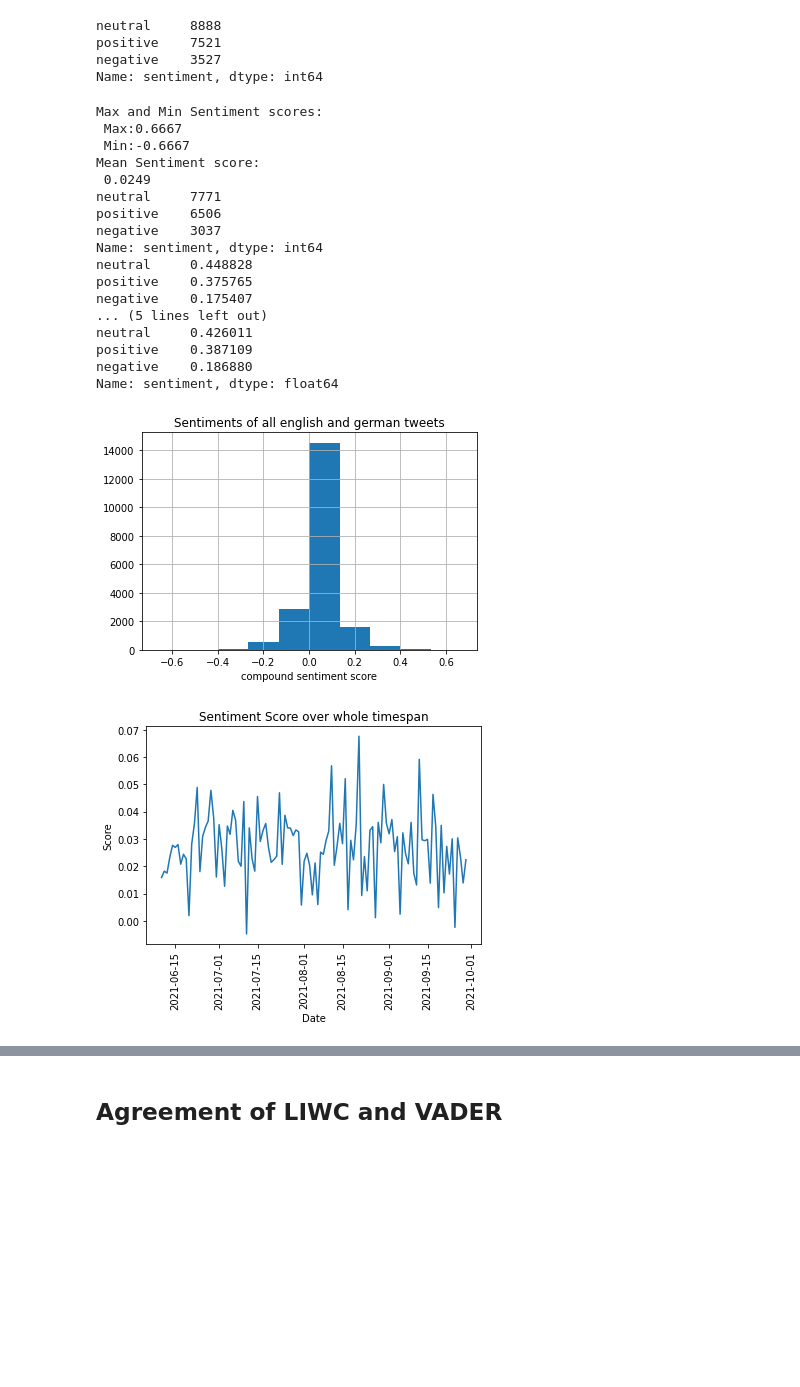
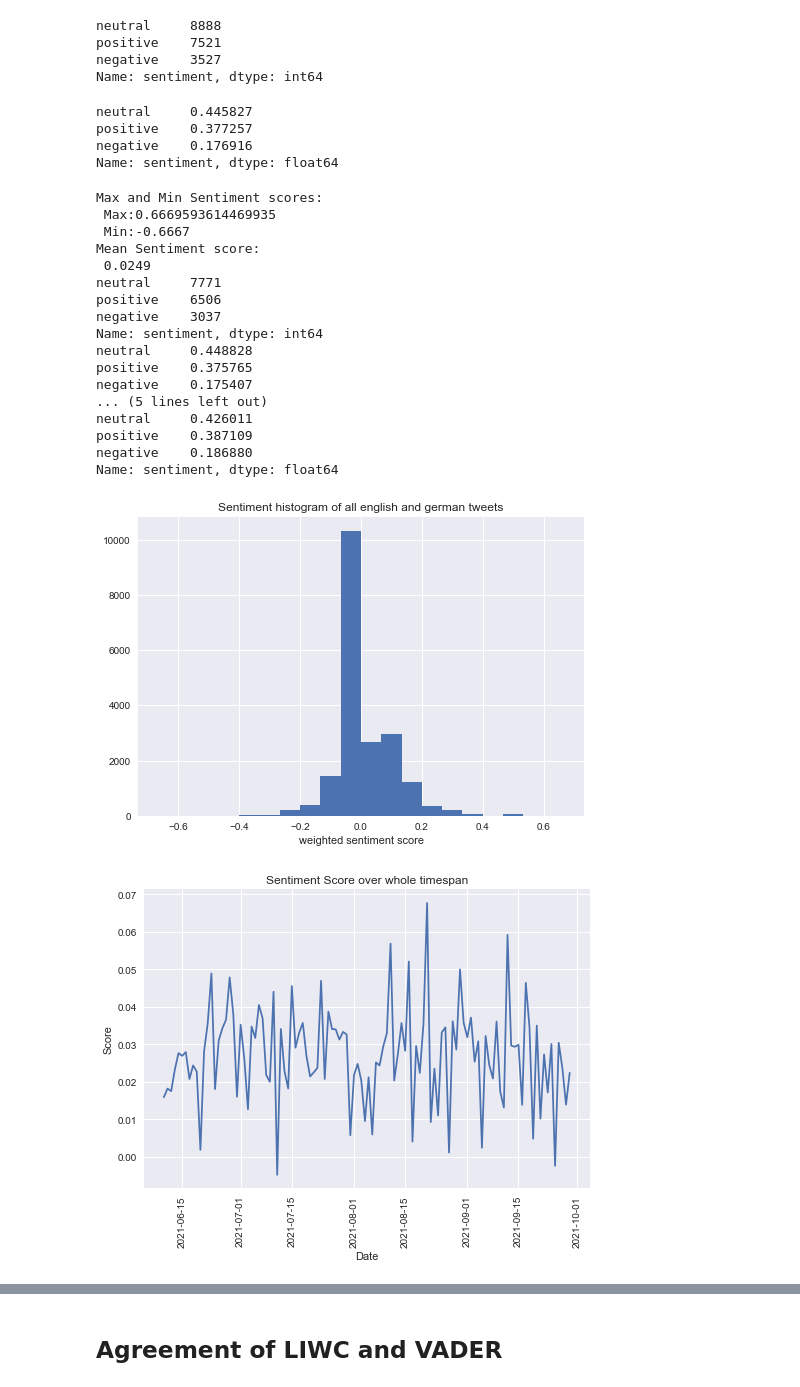
Before and after one commit to ahmadouw/IchBinHanna-Analysis, a Jupyter notebook: Sentiment_analysis_LIWC.ipynb, the cells around one changed output, grey strips where cells are left out. Saved outputs shown, nothing was run; the diff lists cells and outputs as text; code cells hidden in the pictures; blank space fills up the shorter version.

Commit message:
add sentiment-event graphs

```diff
--- a/Sentiment_analysis_LIWC.ipynb
+++ b/Sentiment_analysis_LIWC.ipynb
@@ -132,5 +152,8 @@ df_sentiment['Sentiment Score'] = df_sentiment['Posemo'] - df_sentiment['Negemo'
+# %%
+#sentiment score is weighted by adding normalized retweet/follower ratio * initial score to it
+df_sentiment['Weighted Score'] = df_sentiment['Sentiment Score'] + df_sentiment['Sentiment Score']*df_sentiment['Follow Retweet Ratio']
 # %%
-conditions = [(df_sentiment['Sentiment Score'] < 0), (df_sentiment['Sentiment Score'] == 0),(df_sentiment['Sentiment Score'] > 0)]
+conditions = [(df_sentiment['Weighted Score'] < 0), (df_sentiment['Weighted Score'] == 0),(df_sentiment['Weighted Score'] > 0)]
 values = ['negative', 'neutral', 'positive']
 df_sentiment['sentiment'] = np.select(conditions, values)
 print(df_sentiment['sentiment'].value_counts())
@@ -139,20 +162,27 @@ neutral     8888
 positive    7521
 negative    3527
 Name: sentiment, dtype: int64
+# %%
+print(df_sentiment['sentiment'].value_counts(normalize=True))
+# %% [output]
+neutral     0.445827
+positive    0.377257
+negative    0.176916
+Name: sentiment, dtype: float64
 # %%
 df_sentiment_de = df_sentiment.loc[df_sentiment['lang']=='de']
 df_sentiment_en = df_sentiment.loc[df_sentiment['lang'] == 'en']
 # %%
 #some descriptive statistics
-print("Max and Min Sentiment scores:\n Max:{0}\n Min:{1}".format(df_sentiment['Sentiment Score'].max(), df_sentiment['Sentiment Score'].min()))
-print("Mean Sentiment score:\n {0}".format(round(df_sentiment['Sentiment Score'].mean(),4)))
+print("Max and Min Sentiment scores:\n Max:{0}\n Min:{1}".format(df_sentiment['Weighted Score'].max(), df_sentiment['Weighted Score'].min()))
+print("Mean Sentiment score:\n {0}".format(round(df_sentiment['Weighted Score'].mean(),4)))
 print(df_sentiment_de['sentiment'].value_counts())
 print(df_sentiment_de['sentiment'].value_counts(normalize=True))
 print(df_sentiment_en['sentiment'].value_counts())
 print(df_sentiment_en['sentiment'].value_counts(normalize =True))
 # %% [output]
 Max and Min Sentiment scores:
- Max:0.6667
+ Max:0.6669593614469935
  Min:-0.6667
 Mean Sentiment score:
  0.0249
@@ -170,26 +200,27 @@ negative    0.186880
 Name: sentiment, dtype: float64
 # %%
 #distribution of overall sentiment scores
-df_sentiment['Sentiment Score'].hist()
-plt.title('Sentiments of all english and german tweets')
-plt.xlabel('compound sentiment score')
+plt.style.use('seaborn')
+df_sentiment['Weighted Score'].hist(bins =20)
+plt.title('Sentiment histogram of all english and german tweets')
+plt.xlabel('weighted sentiment score')
 plt.show()
 # %% [output]
-[figure, old version]
+[figure, new version]
 # %%
-df_day = df_sentiment[['new_date', 'Sentiment Score']]
+df_day = df_sentiment[['new_date', 'Weighted Score']]
 #compute mean scores over days
 df_day = df_day.groupby([pd.to_datetime(df_day['new_date']).dt.date]).mean()
 df_day = df_day.reset_index()
 # %%
-plt.plot(df_day['new_date'],df_day['Sentiment Score'])
+plt.plot(df_day['new_date'],df_day['Weighted Score'])
 plt.title('Sentiment Score over whole timespan')
 plt.xlabel('Date')
 plt.ylabel('Score')
 plt.xticks(rotation='vertical')
 plt.show()
 # %% [output]
-[figure, old version]
+[figure, new version]
 # %%
 #for a better overview, split the data into months
 df_june = df_day.loc[df_day['new_date'] < pd.to_datetime('2021-07-01')]
```
Also changed, not shown: parts of 18 cells of this notebook, 4 other files.
